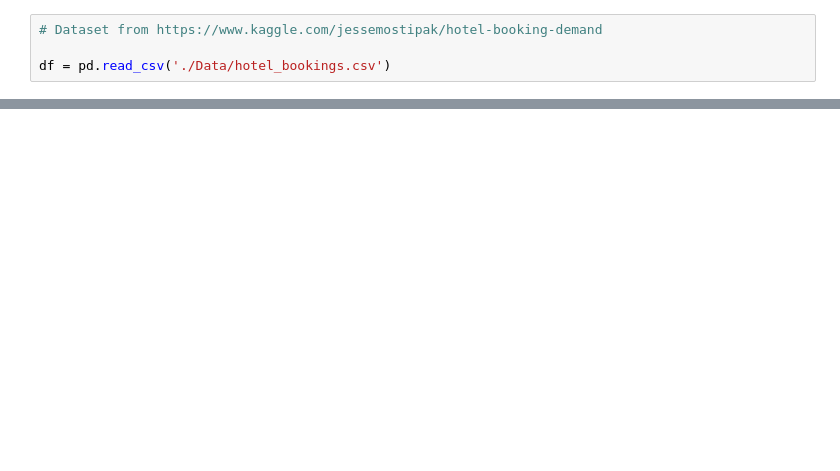
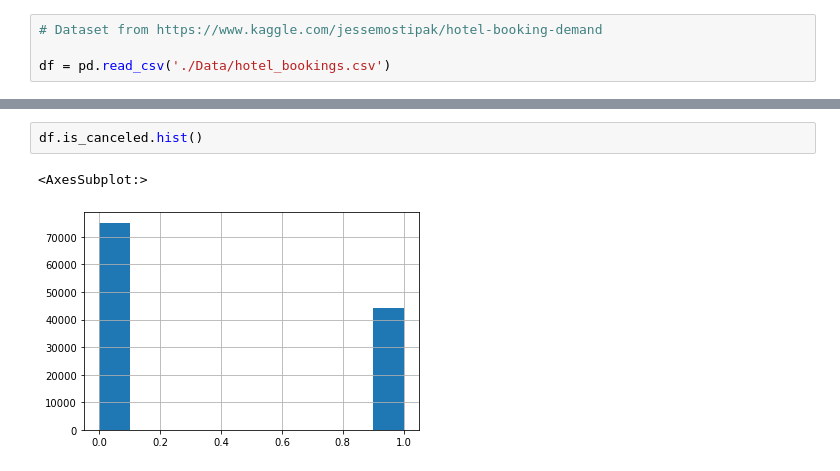
Before and after one commit to DJ1070/Hotel_Bookings, a Jupyter notebook: Hotel.ipynb, the cells around one changed output, grey strips where cells are left out. Cells and saved outputs as stored; diff of their text form; blank space fills up the shorter version.

```diff
--- a/Hotel.ipynb
+++ b/Hotel.ipynb
@@ -79,0 +133,5 @@ null_df
+# %%
+df.is_canceled.hist()
+# %% [output]
+<AxesSubplot:>
+[figure, added]
```
Also changed, not shown: parts of 17 cells of this notebook.
